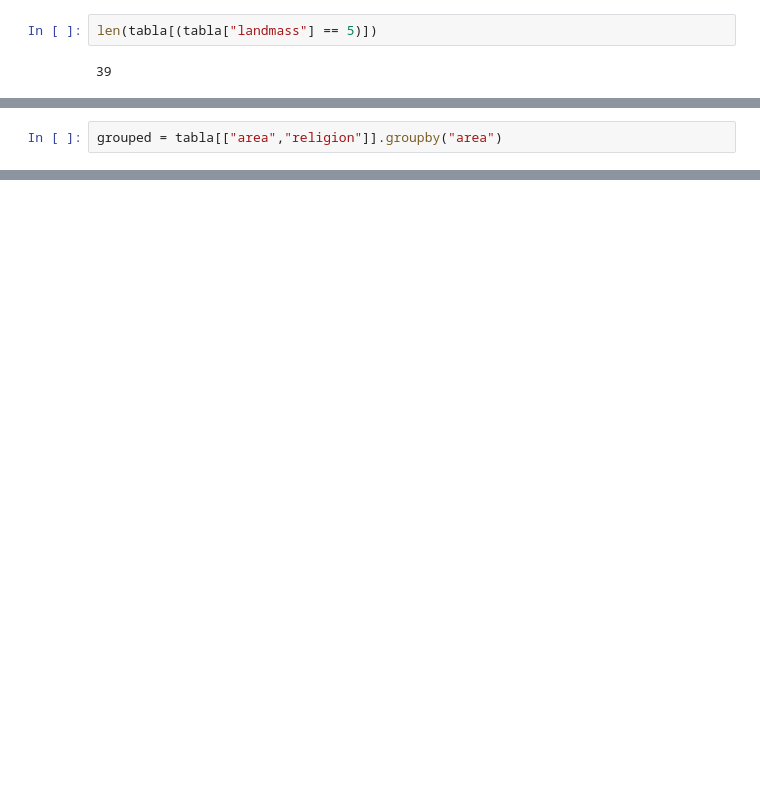
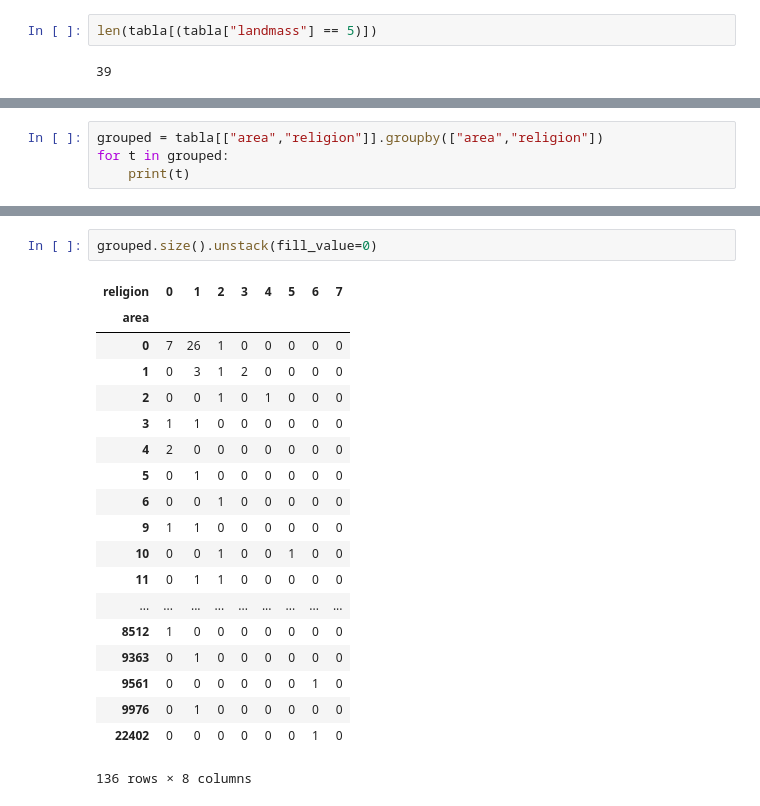
Before and after one commit to EinherjarSt/RandomForest, a Jupyter notebook: RandomForest.ipynb, the cells around one changed output, grey strips where cells are left out. Cells and saved outputs as stored; diff of their text form; blank space fills up the shorter version.

```diff
--- a/RandomForest.ipynb
+++ b/RandomForest.ipynb
@@ -87,2 +99,4 @@ tabla.sample(n=2, axis=1)[:5]
 # %%
-grouped = tabla[["area","religion"]].groupby("area")
+grouped = tabla[["area","religion"]].groupby(["area","religion"])
+for t in grouped:
+    print(t)
@@ -133,0 +141,22 @@ Name: area, Length: 136, dtype: int64
+# %%
+grouped.size().unstack(fill_value=0)
+# %% [output]
+| religion | 0 | 1 | 2 | 3 | 4 | 5 | 6 | 7 |
+| area |  |  |  |  |  |  |  |  |
+| 0 | 7 | 26 | 1 | 0 | 0 | 0 | 0 | 0 |
+| 1 | 0 | 3 | 1 | 2 | 0 | 0 | 0 | 0 |
+| 2 | 0 | 0 | 1 | 0 | 1 | 0 | 0 | 0 |
+| 3 | 1 | 1 | 0 | 0 | 0 | 0 | 0 | 0 |
+| 4 | 2 | 0 | 0 | 0 | 0 | 0 | 0 | 0 |
+| 5 | 0 | 1 | 0 | 0 | 0 | 0 | 0 | 0 |
+| 6 | 0 | 0 | 1 | 0 | 0 | 0 | 0 | 0 |
+| 9 | 1 | 1 | 0 | 0 | 0 | 0 | 0 | 0 |
+| 10 | 0 | 0 | 1 | 0 | 0 | 1 | 0 | 0 |
+| 11 | 0 | 1 | 1 | 0 | 0 | 0 | 0 | 0 |
+| ... | ... | ... | ... | ... | ... | ... | ... | ... |
+| 8512 | 1 | 0 | 0 | 0 | 0 | 0 | 0 | 0 |
+| 9363 | 0 | 1 | 0 | 0 | 0 | 0 | 0 | 0 |
+| 9561 | 0 | 0 | 0 | 0 | 0 | 0 | 1 | 0 |
+| 9976 | 0 | 1 | 0 | 0 | 0 | 0 | 0 | 0 |
+| 22402 | 0 | 0 | 0 | 0 | 0 | 0 | 1 | 0 |
+136 rows × 8 columns
```
Also changed, not shown: parts of 33 cells of this notebook, 2 other files.
